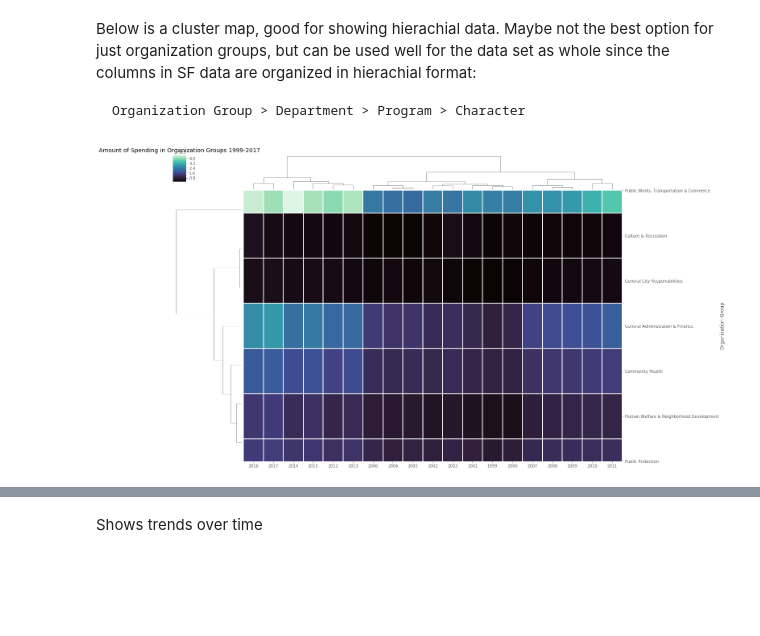
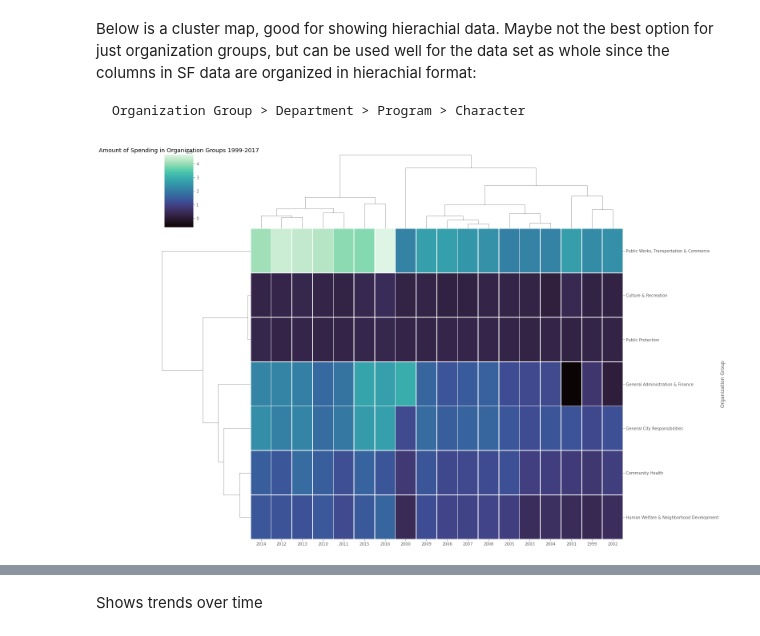
Before and after one commit to sfbrigade/datasci-police-budget, a Jupyter notebook: sanfranciscodataset/SumAndAnalyzeOrganizationGroups.ipynb, the cells around one changed output, grey strips where cells are left out. Cells and saved outputs as stored; diff of their text form; code cells hidden in the pictures; blank space fills up the shorter version.

Commit message:
Split Spending and Revenue data and created graphs for them

```diff
--- a/sanfranciscodataset/SumAndAnalyzeOrganizationGroups.ipynb
+++ b/sanfranciscodataset/SumAndAnalyzeOrganizationGroups.ipynb
@@ -9,7 +9,7 @@ from  matplotlib import style
 style.use('ggplot')
 import squarify
 # %%
-df = pd.read_csv('SF_data/Spending_Revenue_cleaned.csv')
+df = pd.read_csv('Spending_Revenue_cleaned.csv')
 df.drop(['Unnamed: 0'], axis=1, inplace=True)
 df.head()
 # %% [output]
@@ -19,7 +19,10 @@ df.head()
 | 2 | 1999 | Spending | No | Public Works, Transportation & Co... | WTR Water Enterprise | Water Facilities Maintenance Proj... | ... |
 | 3 | 1999 | Spending | No | General Administration & Finance | ADM Gen Svcs Agency-City Admin | Ag Wts & Measures Inspection | ... |
 | 4 | 1999 | Spending | No | Public Works, Transportation & Co... | DPW GSA - Public Works | Engineering | ... |
+# %%
+# rev_sp = 'Spending'
+rev_sp = 'Revenue'
 # %%
-df = df[df['Revenue or Spending'] == 'Spending']
+df = df[df['Revenue or Spending'] == rev_sp]
 df['Revenue or Spending'].value_counts()
 # %% [output]
@@ -65,0 +81,2 @@ df_agg
+# %%
+df_agg['Sum_1999-2017'] = df_org_sums['Amount'].values
@@ -70,12 +127,14 @@ Below is a cluster map, good for showing hierachial data. Maybe not the best opt
 
     Organization Group > Department > Program > Character
 # %%
-sns.clustermap( df_agg,
+df_agg_no_sum = df_agg[df_agg.columns[:18]]
+sns.clustermap( df_agg_no_sum,
                 figsize=(20, 14),
                 cmap='mako',
                 linewidths=.75)
 
 plt.title('Amount of Spending in Organization Groups 1999-2017')
+plt.savefig('images/SF_{}_org_groups_hierachial.png'.format(rev_sp))
 plt.show()
 # %% [output]
-[figure, old version]
+[figure, new version]
```
Also changed, not shown: parts of 20 cells of this notebook, 46 other files.
